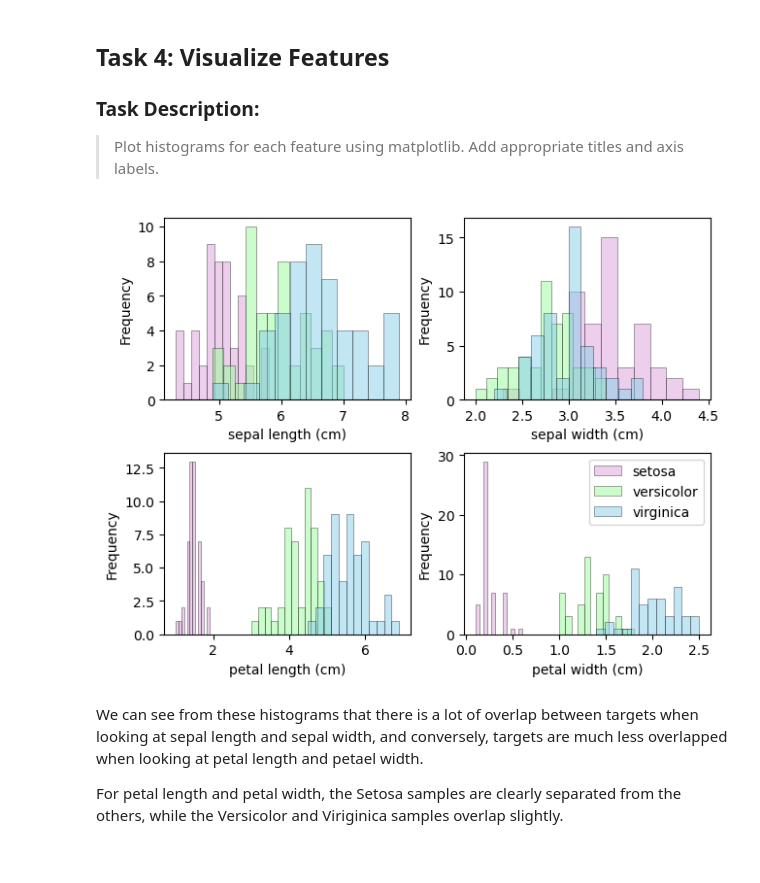
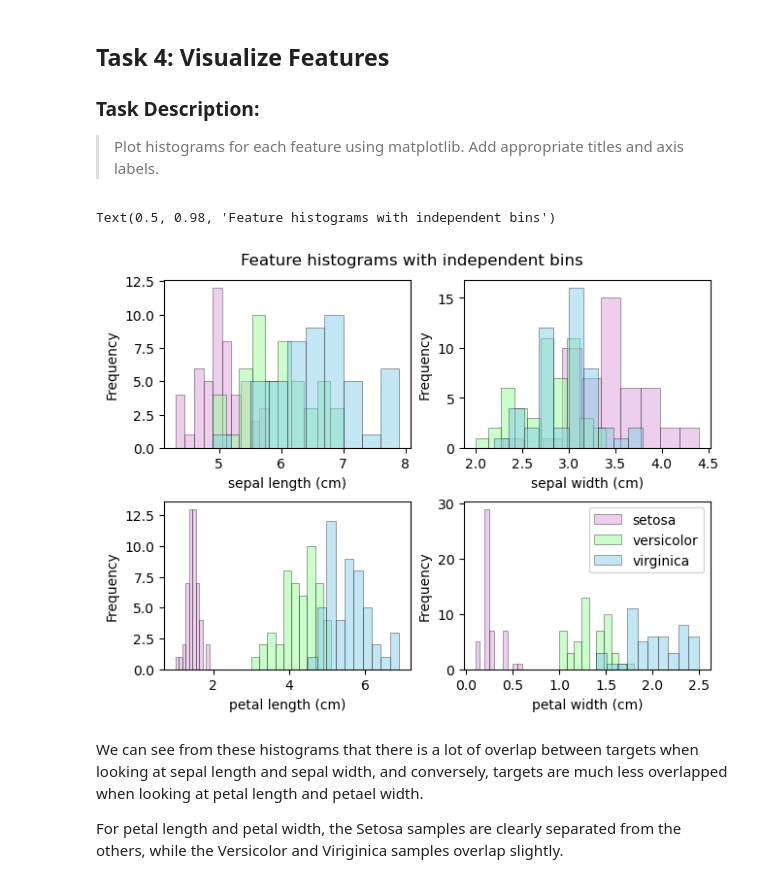
Before and after one commit to SuColl/principles_of_data_analytics, a Jupyter notebook: tasks.ipynb, the cells around one changed output. Saved outputs shown, nothing was run; the diff lists cells and outputs as text; code cells hidden in the pictures.

Commit message:
(task04) Investigate alternative histogram formats

```diff
--- a/tasks.ipynb
+++ b/tasks.ipynb
@@ -247,51 +247,48 @@ petal width (cm)        1.20    0.1     2.5     0.76    1.3
 # Set up 2 x 2 subplots, set layout = constrained to keep axis labels
 # from clashing with neighbouring plots.
 # Ref: https://matplotlib.org/stable/users/explain/axes/constrainedlayout_guide.html
-plt.subplots(2, 2, layout = "constrained")
+fig, ax = plt.subplots(2, 2, layout = "constrained")
 
 # Make a list of colours so that each species of iris can be displayed
 # in a different colour.
 # Color names from
 # https://htmlcolorcodes.com/color-names/
 target_colours = ["plum", "palegreen", "skyblue"]
-
 
 # For each feature, by index (i.e. feature will range from 0 to 3)
 for feature in range(0,n_features):
 
     # set which subplot we are working on, counting from 1
     plt.subplot(2,2,feature + 1)
 
     # Get name of feature
     name = dataset.feature_names[feature]
 
-    # Get number of observations and set number of histogram bins to
-    # the square root of the number of observations. (This should always be the
-    # same number for a rectangular array of data.)
-    nbins = int((n_samples ** 0.5) // 1)
-
     for species in range(n_targets):
         # Plot the histogram
         plt.hist(
             dataset.data[dataset.target==species,feature],
-            bins = nbins,
             color = target_colours[species],
             linewidth=0.5,
             edgecolor="black",
             alpha = 0.5,
             label = dataset.target_names[species]
         )
 
     # Set the x-axis label to the feature name
     plt.xlabel(name)
 
     # Set the y-axis label represent frequency in the dataset
     plt.ylabel("Frequency")
 
 # All plots use same colours, so calling legend once, outside the loop
 plt.legend();
+
+# Set overall title
+fig.suptitle("Feature histograms with independent bins")
 # %% [output]
+Text(0.5, 0.98, 'Feature histograms with independent bins')
-[figure, old version]
+[figure, new version]
 # %% [markdown]
 We can see from these histograms that there is a lot of overlap between targets when looking at sepal length and sepal width, and conversely, targets are much less overlapped when looking at petal length and petael width.
 
```
Also changed, not shown: parts of 1 cell of this notebook.
